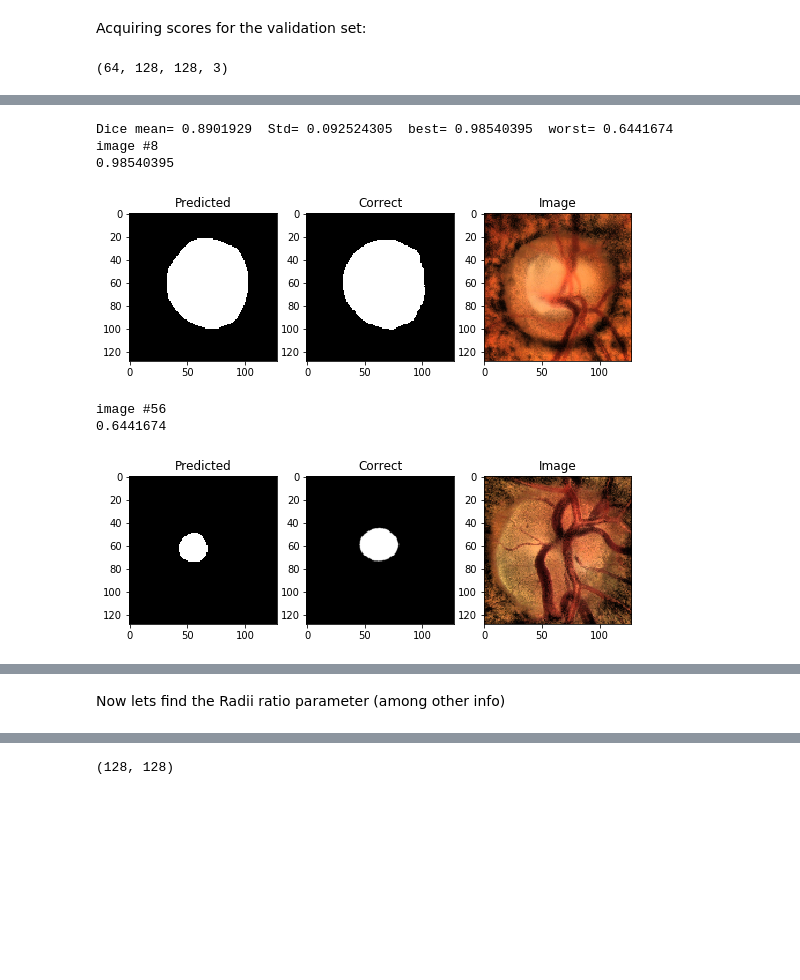
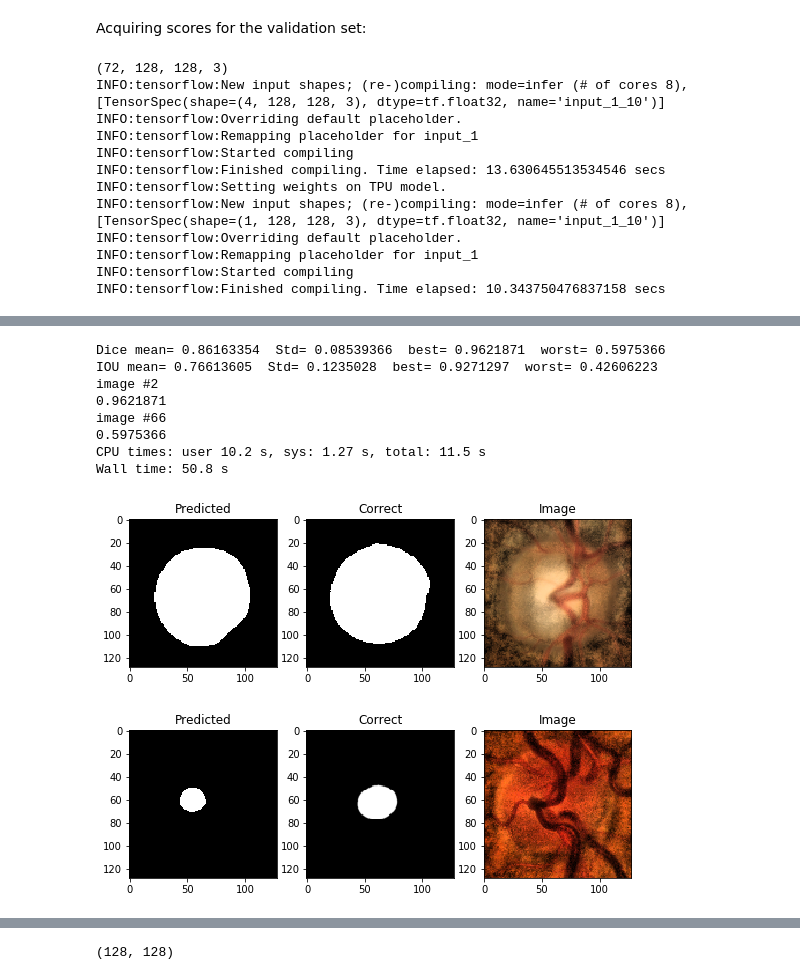
Before and after one commit to javicivit/TPU-UNET, a Jupyter notebook: GPU_version_TPU_U_Net_Cup_Disc_Segmentation.ipynb, the cells around one changed output, grey strips where cells are left out. Saved outputs shown, nothing was run; the diff lists cells and outputs as text; code cells hidden in the pictures; blank space fills up the shorter version.

```diff
--- a/GPU_version_TPU_U_Net_Cup_Disc_Segmentation.ipynb
+++ b/GPU_version_TPU_U_Net_Cup_Disc_Segmentation.ipynb
@@ -540,10 +519,14 @@ weight_saver = ModelCheckpoint(os.path.join(folder(weights_folder),'last_checkpo
+# %%
+checkpointer = ModelCheckpoint(filepath=os.path.join('/content/gdrive/My Drive/GPU/'+name+'last_checkpoint_TPU.hdf5'), verbose=1, save_best_only=True)
 # %%
 %%time
-
-history = model.fit_generator(train_generator(),
-                           steps_per_epoch = 150,
+history=model.fit_generator(
+                           train_generator(),
+                           steps_per_epoch = 200,
                            validation_data = test_generator(),
                            validation_steps = 30,
-                           epochs=15, verbose=1,
-                           callbacks = [weight_saver])
+
+                            epochs=25,
+                           callbacks=[checkpointer]
+)
 # %% [output]
@@ -618,3 +609,10 @@ Let's start by finding the best and worst predictions and plot them
+# %%
+def np_iou(y_true, y_pred):
+    y_true_f = y_true.flatten()
+    y_pred_f = y_pred.flatten()
+    intersection = np.sum(y_true_f * y_pred_f)
+    return ( ( intersection + smooth) /
+             (np.sum(y_true_f) + np.sum(y_pred_f) - intersection + smooth) )
 # %%
 test_s=int(X_testc.shape[0])
 test_s=test_s-test_s%8
@@ -635,10 +627,10 @@ Acquiring scores for the validation set:
 # %%
 %%time
 pred_dice=np.empty((test_s), dtype=np.float32)
+pred_iou=np.empty((test_s), dtype=np.float32)
 
 
-
-sess = K.get_session()
+#sess = K.get_session()
 
 batch_X = X_testc[0:test_s]
 batch_y = Y_testc[0:test_s]
@@ -655,46 +647,70 @@ for i in tqdm_notebook(range(predv.shape[0])):
     pred = predv[i]
     corr = corrv[i]
     cur_dice = np_dice_coef(pred, corr)
+    cur_iou = np_iou(pred,corr)
     #print(cur_dice)
     pred_dice[i]=(cur_dice)
-
+    pred_iou[i]=cur_iou
 
 
 d_worst=np.amin(pred_dice)
 d_best=np.amax(pred_dice)
 d_mean=np.mean(pred_dice)
 d_std=np.std(pred_dice)
 print("Dice mean=",d_mean, " Std=",d_std, " best=",d_best," worst=",d_worst)
 
-i_best=np.argmax(pred_dice)
-i_worst=np.argmin(pred_dice)
+i_worst=np.amin(pred_iou)
+i_best=np.amax(pred_iou)
+i_mean=np.mean(pred_iou)
+i_std=np.std(pred_iou)
+print("IOU mean=",i_mean, " Std=",i_std, " best=",i_best," worst=",i_worst)
 
-for i in [i_best,i_worst]:
+ix_best=np.argmax(pred_dice)
+ix_worst=np.argmin(pred_dice)
+
+j=0
+for i in [ix_best,ix_worst]:
     print('image #{}'.format(i))
     img = X_test[i]
     pred = predv[i]
     corr = corrv[i]
 
     print(pred_dice[i])
     fig = plt.figure(figsize=(9, 4))
     ax = fig.add_subplot(1, 3, 1)
     ax.imshow(pred, cmap=plt.cm.Greys_r)
     ax.set_title('Predicted')
     ax = fig.add_subplot(1, 3, 2)
     ax.imshow(corr, cmap=plt.cm.Greys_r)
     ax.set_title('Correct')
     ax = fig.add_subplot(1, 3, 3)
     #ax.imshow(img)
     ax.imshow(img)
     ax.set_title('Image')
-    plt.show()
+    #plt.show()
+    fig.savefig(os.path.join('/content/gdrive/My Drive/FIG','img'+str(j)+name+'.png'),dpi=600)
+    j+=1
 # %% [output]
-(64, 128, 128, 3)
+(72, 128, 128, 3)
+INFO:tensorflow:New input shapes; (re-)compiling: mode=infer (# of cores 8), [TensorSpec(shape=(4, 128, 128, 3), dtype=tf.float32, name='input_1_10')]
+INFO:tensorflow:Overriding default placeholder.
+INFO:tensorflow:Remapping placeholder for input_1
+INFO:tensorflow:Started compiling
+INFO:tensorflow:Finished compiling. Time elapsed: 13.630645513534546 secs
+INFO:tensorflow:Setting weights on TPU model.
+INFO:tensorflow:New input shapes; (re-)compiling: mode=infer (# of cores 8), [TensorSpec(shape=(1, 128, 128, 3), dtype=tf.float32, name='input_1_10')]
+INFO:tensorflow:Overriding default placeholder.
+INFO:tensorflow:Remapping placeholder for input_1
+INFO:tensorflow:Started compiling
+INFO:tensorflow:Finished compiling. Time elapsed: 10.343750476837158 secs
 [interactive output not drawn]
-Dice mean= 0.8901929  Std= 0.092524305  best= 0.98540395  worst= 0.6441674
-image #8
-0.98540395
+Dice mean= 0.86163354  Std= 0.08539366  best= 0.9621871  worst= 0.5975366
+IOU mean= 0.76613605  Std= 0.1235028  best= 0.9271297  worst= 0.42606223
+image #2
+0.9621871
+image #66
+0.5975366
+CPU times: user 10.2 s, sys: 1.27 s, total: 11.5 s
+Wall time: 50.8 s
-[figure, old version]
+[figure, new version]
-image #56
-0.6441674
-[figure, old version]
+[figure, new version]
@@ -703,5 +717,3 @@ Wall time: 3.23 s
-# %% [markdown]
-Now lets find the Radii ratio parameter (among other info)
 # %%
 %%time
 
```
Also changed, not shown: parts of 66 cells of this notebook.
